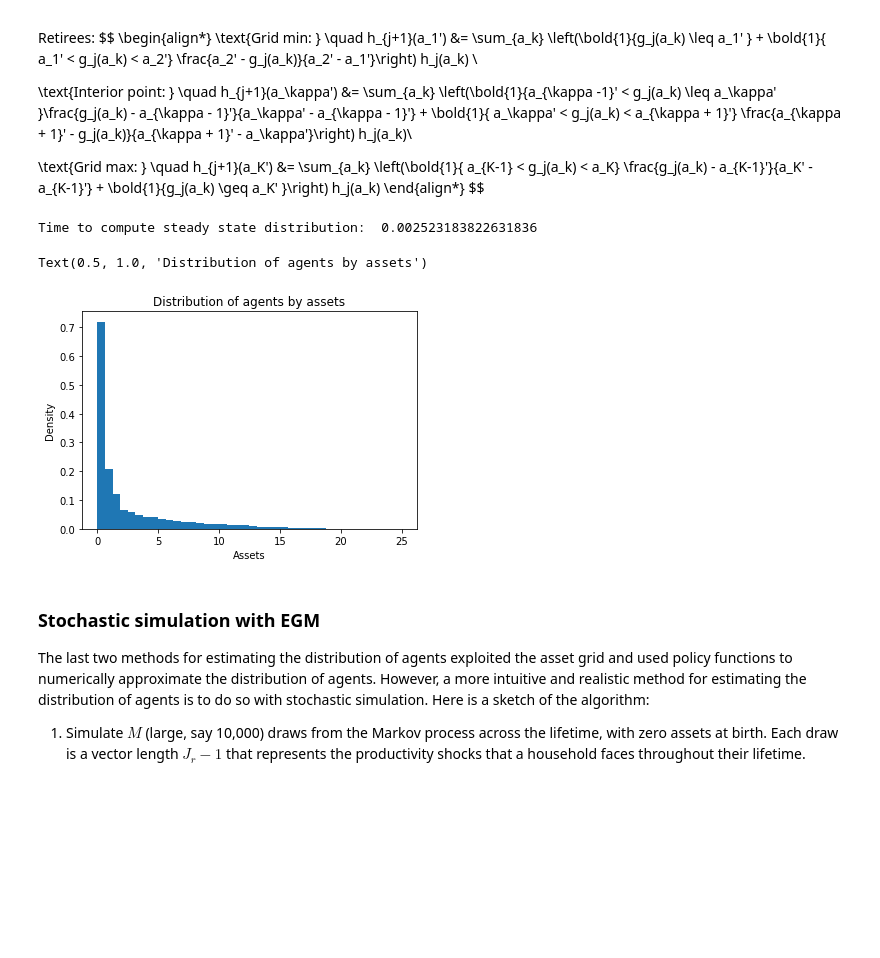
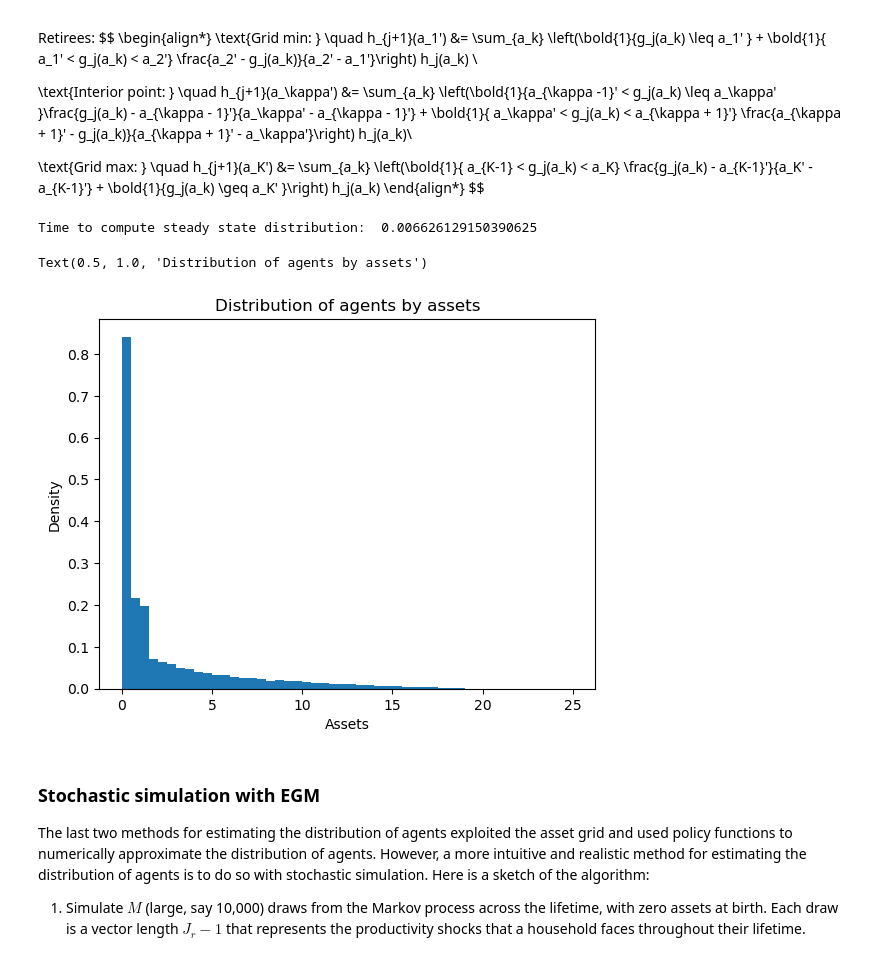
Before and after one commit to john-p-ryan/computation_2024, a Jupyter notebook: Conesa_Krueger/Conesa_Krueger_py.ipynb, the cells around one changed output. Cells and saved outputs as stored; diff of their text form; code cells hidden in the pictures; blank space fills up the shorter version.

```diff
--- a/Conesa_Krueger/Conesa_Krueger_py.ipynb
+++ b/Conesa_Krueger/Conesa_Krueger_py.ipynb
@@ -210,7 +210,7 @@ from OLG_EGM import market_clearing as market_clearing_egm
 from OLG_EGM import HH_egm, steady_dist_egm, stochastic_simulation
 # %%
 # time the HH_egm function
-og = OLG_EGM(eta=ef, na=400, gamma=2.5, a_min=.000001, a_max=25.0, z_grid=np.array([1.0, .25]))
+og = OLG_EGM(eta=ef, na=750, gamma=2.5, a_min=.000001, a_max=25.0, z_grid=np.array([1.0, .25]))
 
 start = time.time()
 a_policy_w, a_policy_r, c_policy_w, c_policy_r, l_policy = HH_egm(og, r=.032, w=1.38, b=.181)
@@ -432,19 +432,19 @@ h_w_egm, h_r_egm = steady_dist_egm(og, a_policy_w, a_policy_r)
 end = time.time()
 print('Time to compute steady state distribution: ', end - start)
 # %% [output]
-Time to compute steady state distribution:  0.002523183822631836
+Time to compute steady state distribution:  0.006626129150390625
 # %%
 h_w_collapsed_egm = np.sum(h_w_egm, axis=(0, 2))
 h_r_collapsed_egm = np.sum(h_r_egm, axis=0)
 h_collapsed_egm = h_w_collapsed_egm + h_r_collapsed_egm
 
-plt.hist(og.a_grid, weights=h_collapsed_egm, bins=40, density=True)
+plt.hist(og.a_grid, weights=h_collapsed_egm, bins=50, density=True)
 plt.xlabel('Assets')
 plt.ylabel('Density')
 plt.title('Distribution of agents by assets')
 # %% [output]
 Text(0.5, 1.0, 'Distribution of agents by assets')
-[figure, old version]
+[figure, new version]
 # %% [markdown]
 ### Stochastic simulation with EGM
 
```
Also changed, not shown: parts of 31 cells of this notebook, 4 other files.
